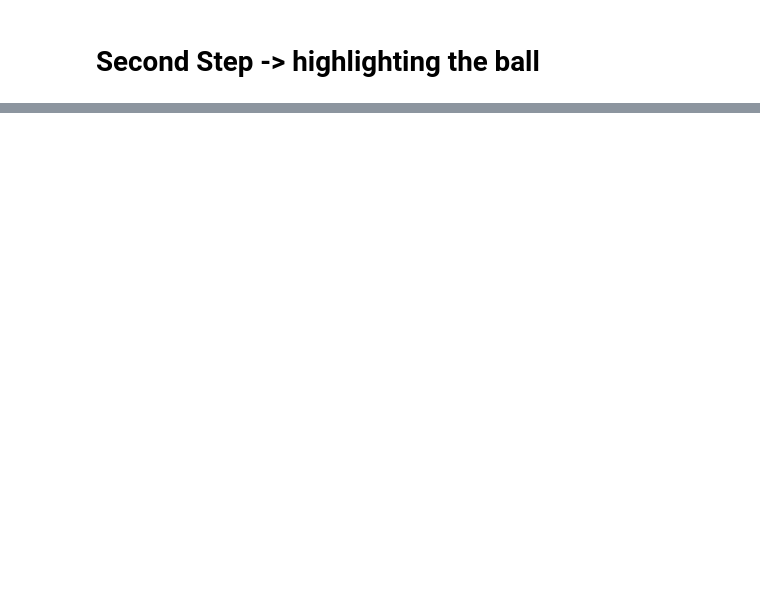
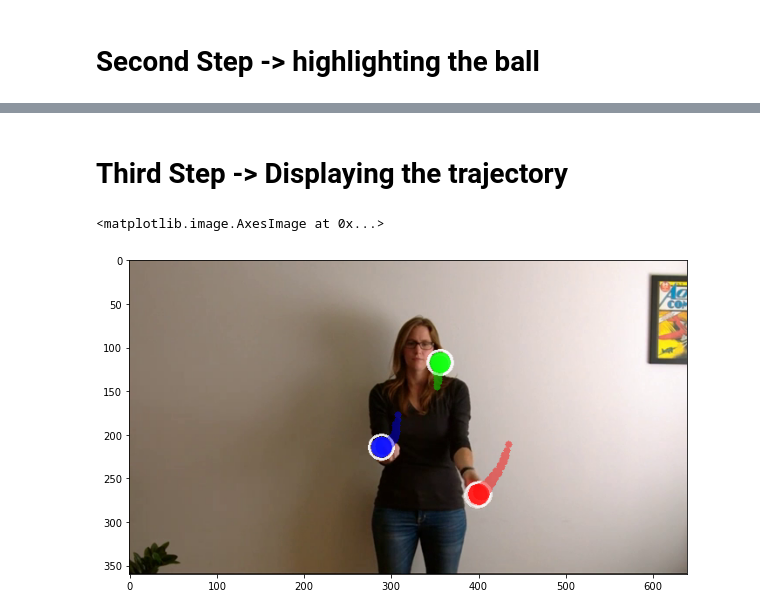
Before and after one commit to elimlk/CVfinalProject, a Jupyter notebook: CVFinalProject.ipynb, the cells around one changed output, grey strips where cells are left out. Cells and saved outputs as stored; diff of their text form; code cells hidden in the pictures; blank space fills up the shorter version.

```diff
--- a/CVFinalProject.ipynb
+++ b/CVFinalProject.ipynb
@@ -309,0 +290,12 @@ plt.imshow(frameDemo)
+# %% [markdown]
+# Third Step -> Displaying the trajectory
+# %%
+plt.figure(figsize=(10,10))
+
+frame = displayTrajectory(frame,ptsGreen,ptsBlue,ptsRed)
+frameTraj = cv2.cvtColor(frame, cv2.COLOR_RGB2BGR)
+
+plt.imshow(frameTraj)
+# %% [output]
+<matplotlib.image.AxesImage at 0x...>
+[figure, added]
```
Also changed, not shown: parts of 9 cells of this notebook.
